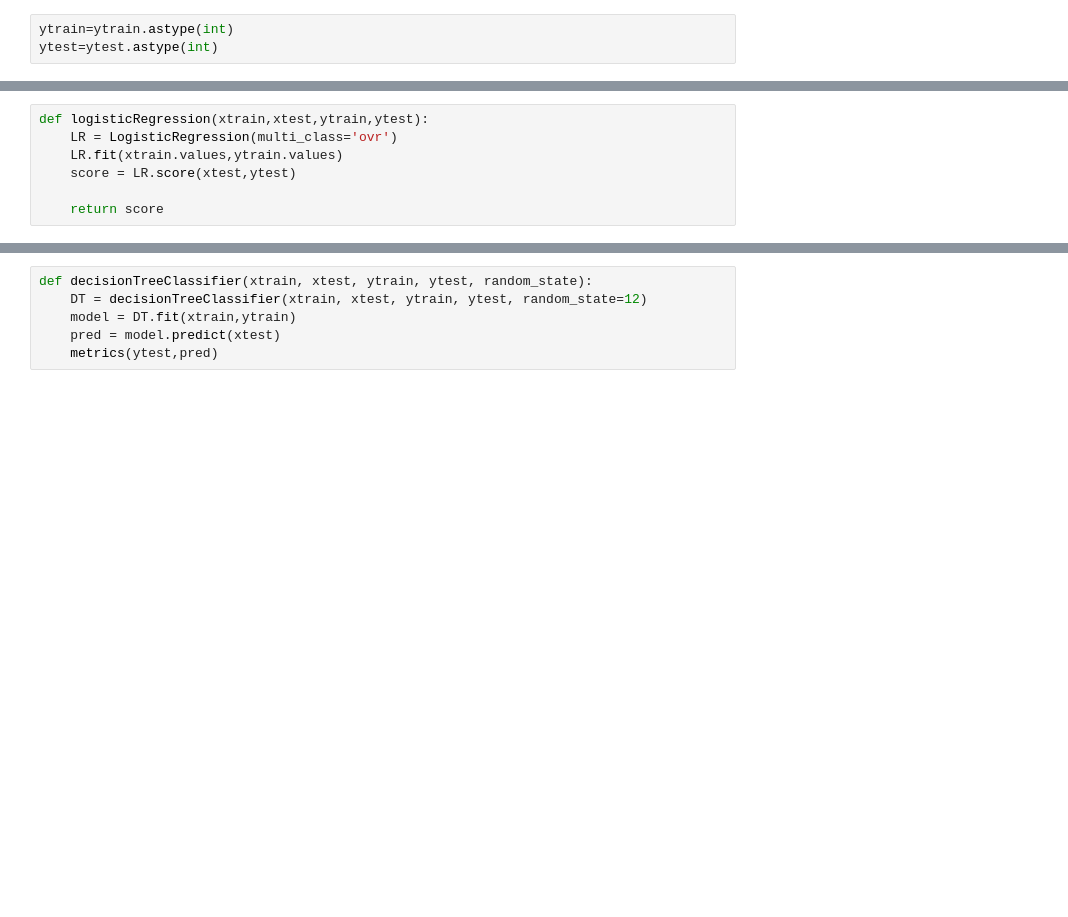
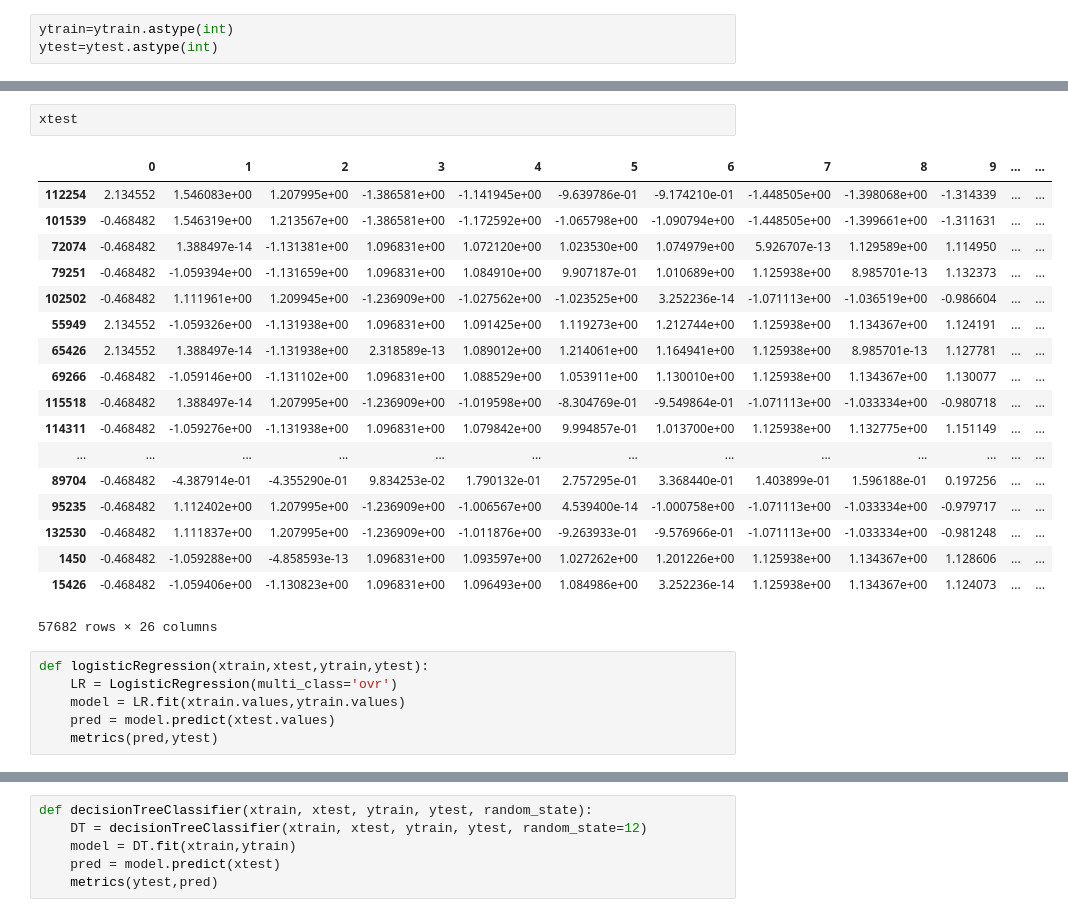
Before and after one commit to prakash-murugesan/CodeChallenge, a Jupyter notebook: CodingChallenge/Machine Learning/MachineLearningChallengeWorkingCopy.ipynb, the cells around one changed output, grey strips where cells are left out. Drawn from its saved outputs; the diff is of its cells as text; blank space fills up the shorter version.

```diff
--- a/CodingChallenge/Machine Learning/MachineLearningChallengeWorkingCopy.ipynb
+++ b/CodingChallenge/Machine Learning/MachineLearningChallengeWorkingCopy.ipynb
@@ -288,8 +331,28 @@ ytest=ytest.astype(int)
+# %%
+xtest
+# %% [output]
+|  | 0 | 1 | 2 | 3 | 4 | 5 | 6 | 7 | 8 | 9 | ... | ... |
+| 112254 | 2.134552 | 1.546083e+00 | 1.207995e+00 | -1.386581e+00 | -1.141945e+00 | -9.639786e-01 | -9.174210e-01 | -1.448505e+00 | -1.398068e+00 | -1.314339 | ... | ... |
+| 101539 | -0.468482 | 1.546319e+00 | 1.213567e+00 | -1.386581e+00 | -1.172592e+00 | -1.065798e+00 | -1.090794e+00 | -1.448505e+00 | -1.399661e+00 | -1.311631 | ... | ... |
+| 72074 | -0.468482 | 1.388497e-14 | -1.131381e+00 | 1.096831e+00 | 1.072120e+00 | 1.023530e+00 | 1.074979e+00 | 5.926707e-13 | 1.129589e+00 | 1.114950 | ... | ... |
+| 79251 | -0.468482 | -1.059394e+00 | -1.131659e+00 | 1.096831e+00 | 1.084910e+00 | 9.907187e-01 | 1.010689e+00 | 1.125938e+00 | 8.985701e-13 | 1.132373 | ... | ... |
+| 102502 | -0.468482 | 1.111961e+00 | 1.209945e+00 | -1.236909e+00 | -1.027562e+00 | -1.023525e+00 | 3.252236e-14 | -1.071113e+00 | -1.036519e+00 | -0.986604 | ... | ... |
+| 55949 | 2.134552 | -1.059326e+00 | -1.131938e+00 | 1.096831e+00 | 1.091425e+00 | 1.119273e+00 | 1.212744e+00 | 1.125938e+00 | 1.134367e+00 | 1.124191 | ... | ... |
+| 65426 | 2.134552 | 1.388497e-14 | -1.131938e+00 | 2.318589e-13 | 1.089012e+00 | 1.214061e+00 | 1.164941e+00 | 1.125938e+00 | 8.985701e-13 | 1.127781 | ... | ... |
+| 69266 | -0.468482 | -1.059146e+00 | -1.131102e+00 | 1.096831e+00 | 1.088529e+00 | 1.053911e+00 | 1.130010e+00 | 1.125938e+00 | 1.134367e+00 | 1.130077 | ... | ... |
+| 115518 | -0.468482 | 1.388497e-14 | 1.207995e+00 | -1.236909e+00 | -1.019598e+00 | -8.304769e-01 | -9.549864e-01 | -1.071113e+00 | -1.033334e+00 | -0.980718 | ... | ... |
+| 114311 | -0.468482 | -1.059276e+00 | -1.131938e+00 | 1.096831e+00 | 1.079842e+00 | 9.994857e-01 | 1.013700e+00 | 1.125938e+00 | 1.132775e+00 | 1.151149 | ... | ... |
+| ... | ... | ... | ... | ... | ... | ... | ... | ... | ... | ... | ... | ... |
+| 89704 | -0.468482 | -4.387914e-01 | -4.355290e-01 | 9.834253e-02 | 1.790132e-01 | 2.757295e-01 | 3.368440e-01 | 1.403899e-01 | 1.596188e-01 | 0.197256 | ... | ... |
+| 95235 | -0.468482 | 1.112402e+00 | 1.207995e+00 | -1.236909e+00 | -1.006567e+00 | 4.539400e-14 | -1.000758e+00 | -1.071113e+00 | -1.033334e+00 | -0.979717 | ... | ... |
+| 132530 | -0.468482 | 1.111837e+00 | 1.207995e+00 | -1.236909e+00 | -1.011876e+00 | -9.263933e-01 | -9.576966e-01 | -1.071113e+00 | -1.033334e+00 | -0.981248 | ... | ... |
+| 1450 | -0.468482 | -1.059288e+00 | -4.858593e-13 | 1.096831e+00 | 1.093597e+00 | 1.027262e+00 | 1.201226e+00 | 1.125938e+00 | 1.134367e+00 | 1.128606 | ... | ... |
+| 15426 | -0.468482 | -1.059406e+00 | -1.130823e+00 | 1.096831e+00 | 1.096493e+00 | 1.084986e+00 | 3.252236e-14 | 1.125938e+00 | 1.134367e+00 | 1.124073 | ... | ... |
+57682 rows × 26 columns
 # %%
 def logisticRegression(xtrain,xtest,ytrain,ytest):
     LR = LogisticRegression(multi_class='ovr')
-    LR.fit(xtrain.values,ytrain.values)
-    score = LR.score(xtest,ytest)
-
-    return score
+    model = LR.fit(xtrain.values,ytrain.values)
+    pred = model.predict(xtest.values)
+    metrics(pred,ytest)
 # %%
```
Also changed, not shown: parts of 21 cells of this notebook, 1 other file.
